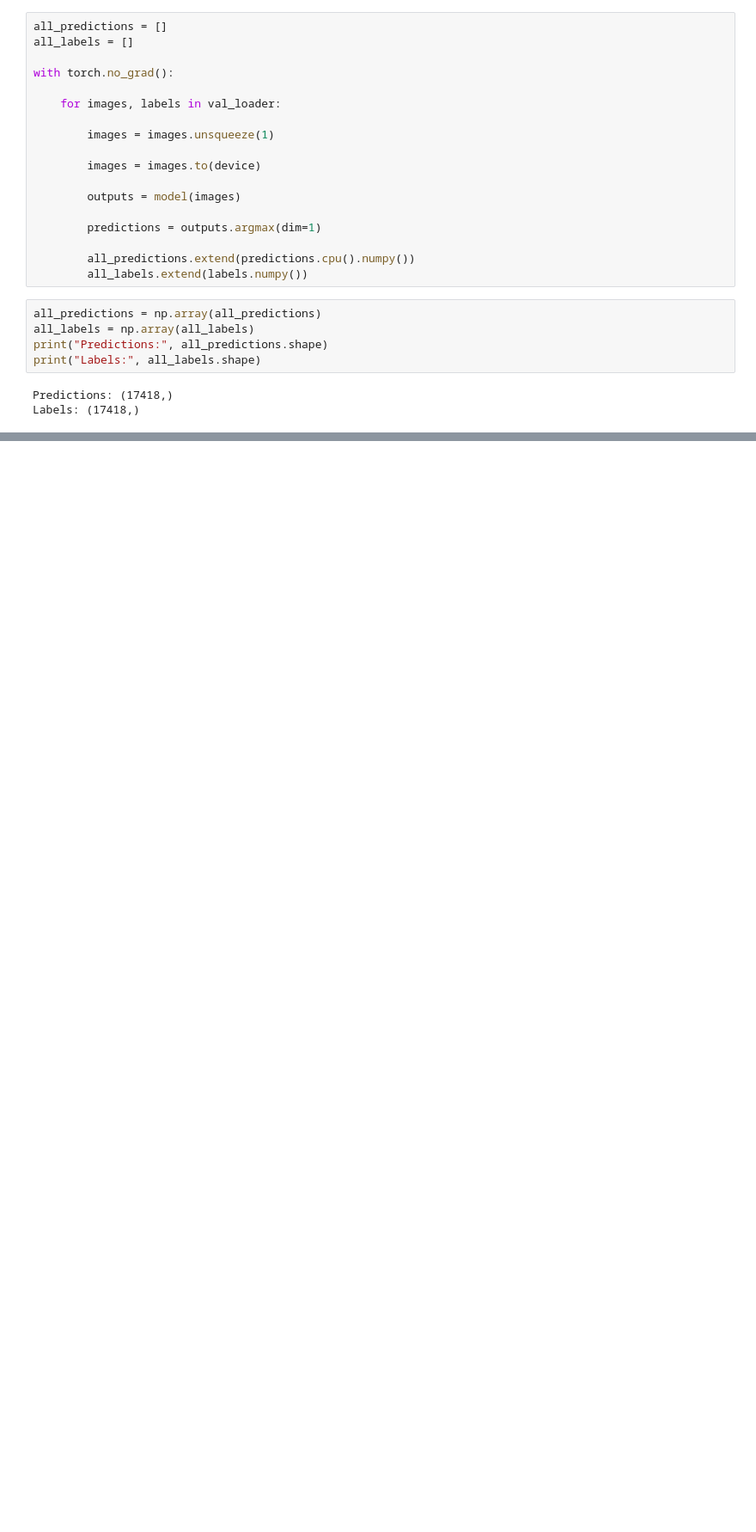
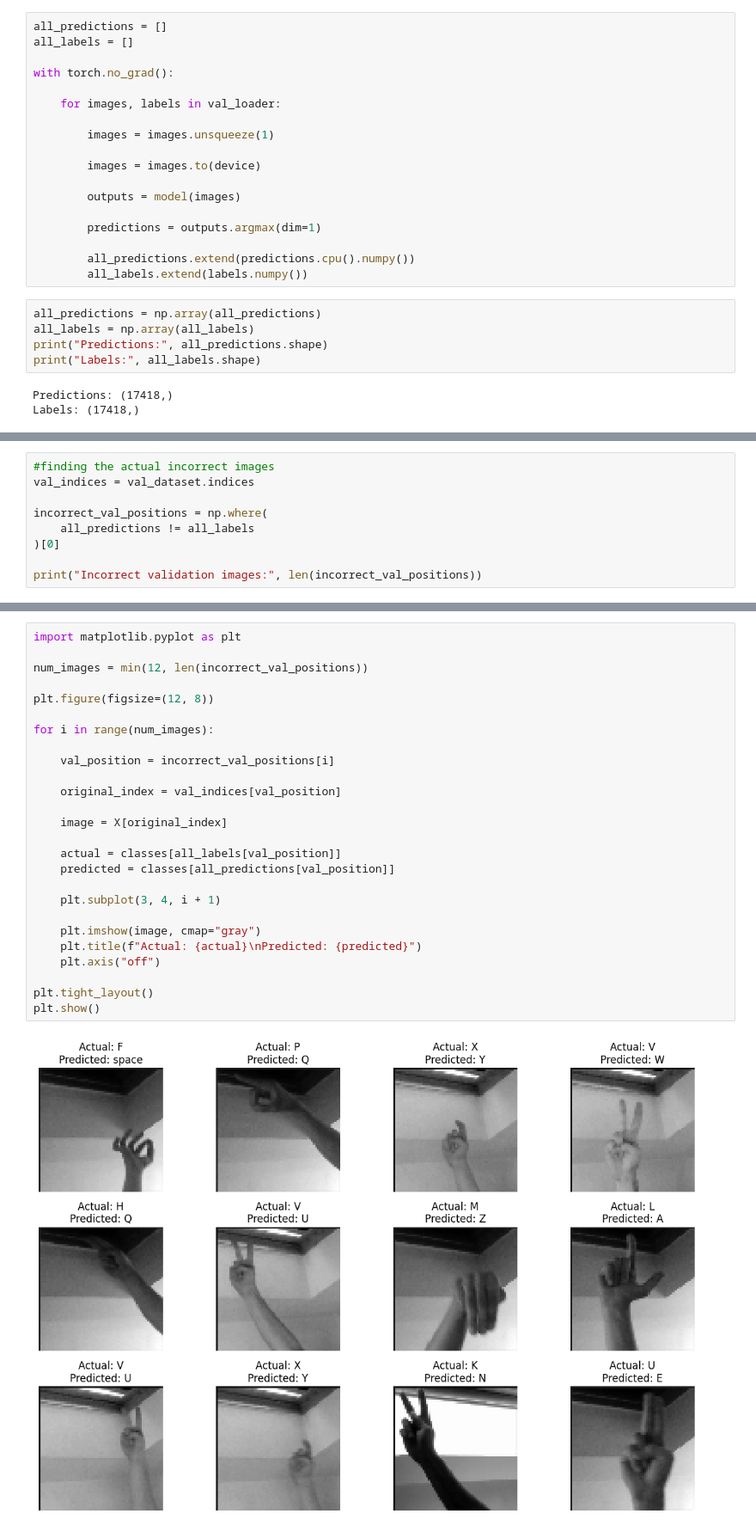
Before and after one commit to barney-rai/asl-recognition, a Jupyter notebook: ASL_Final_Training.ipynb, the cells around one changed output, grey strips where cells are left out. Shown at 86% size. Cells and saved outputs as stored; diff of their text form; blank space fills up the shorter version.

```diff
--- a/ASL_Final_Training.ipynb
+++ b/ASL_Final_Training.ipynb
@@ -538,0 +666,9 @@ Predicted: S
+# %%
+#finding the actual incorrect images
+val_indices = val_dataset.indices
+
+incorrect_val_positions = np.where(
+    all_predictions != all_labels
+)[0]
+
+print("Incorrect validation images:", len(incorrect_val_positions))
@@ -538,0 +677,28 @@ Predicted: S
+# %%
+import matplotlib.pyplot as plt
+
+num_images = min(12, len(incorrect_val_positions))
+
+plt.figure(figsize=(12, 8))
+
+for i in range(num_images):
+
+    val_position = incorrect_val_positions[i]
+
+    original_index = val_indices[val_position]
+
+    image = X[original_index]
+
+    actual = classes[all_labels[val_position]]
+    predicted = classes[all_predictions[val_position]]
+
+    plt.subplot(3, 4, i + 1)
+
+    plt.imshow(image, cmap="gray")
+    plt.title(f"Actual: {actual}\nPredicted: {predicted}")
+    plt.axis("off")
+
+plt.tight_layout()
+plt.show()
+# %% [output]
+[figure, added]
```
Also changed, not shown: parts of 20 cells of this notebook.
